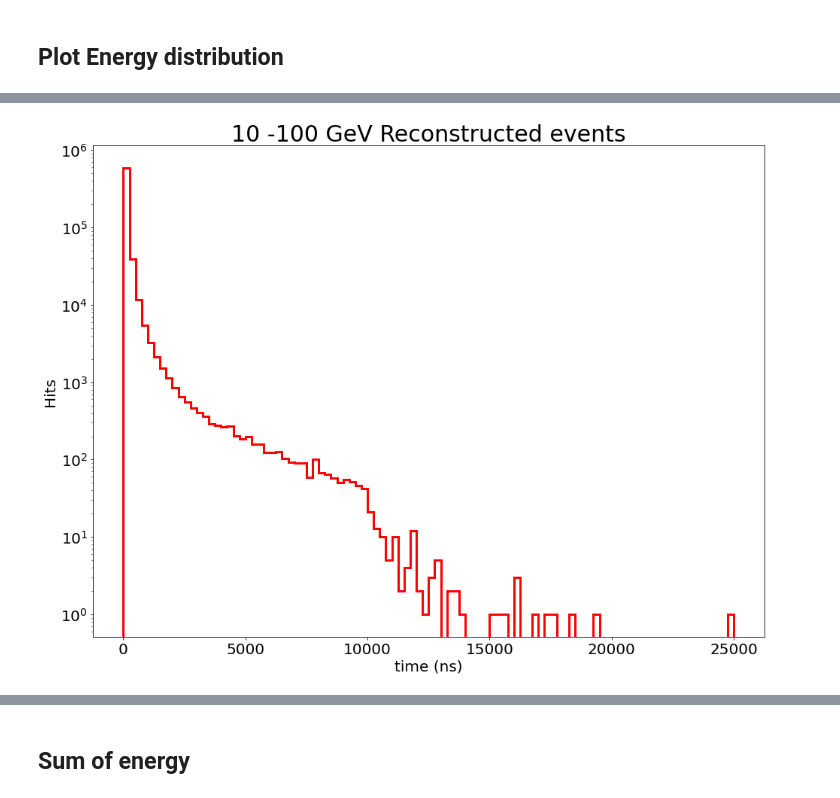
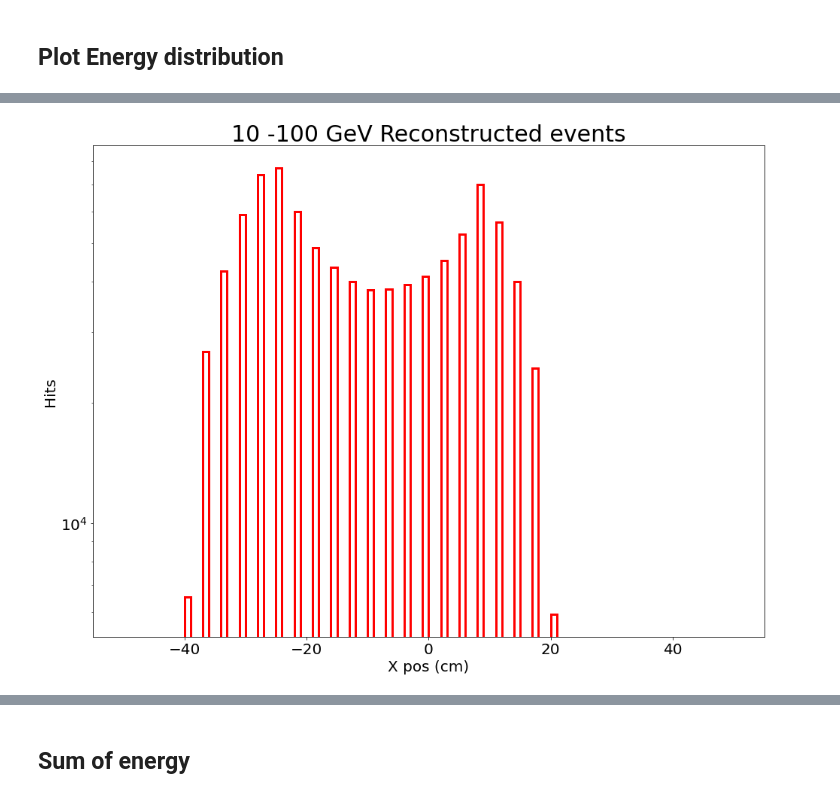
Before and after one commit to bk806714/EIC_Analysis, a Jupyter notebook: hitAnalysis.ipynb, the cells around one changed output, grey strips where cells are left out. Cells and saved outputs as stored; diff of their text form; code cells hidden in the pictures.

```diff
--- a/hitAnalysis.ipynb
+++ b/hitAnalysis.ipynb
@@ -45,9 +429,9 @@ arrays = events.arrays()
 # %%
 ene = Gev_To_MeV*(ak.flatten(arrays['HcalEndcapPInsertHitsReco.energy'][:])) # in Mev
 time = (ak.flatten(arrays['HcalEndcapPInsertHitsReco.time'][:])) # in ns
-PosRecoX = arrays['HcalEndcapPInsertHitsReco.position.x']
-PosRecoY = arrays['HcalEndcapPInsertHitsReco.position.y']
-PosRecoZ= arrays['HcalEndcapPInsertHitsReco.position.z']
+PosRecoX = (ak.flatten(arrays['HcalEndcapPInsertHitsReco.position.x']))/10.0
+PosRecoY = (ak.flatten(arrays['HcalEndcapPInsertHitsReco.position.y']))/10.
+PosRecoZ= (ak.flatten(arrays['HcalEndcapPInsertHitsReco.position.z']))/10.
 
 
 cut_primary = arrays["MCParticles.generatorStatus"]==1
@@ -93,14 +477,17 @@ plt.show()
 # %%
 fig,ax = plt.subplots(1,1, figsize=(16, 12),sharex=True,sharey=True)
-MinRange=0.0
-MaxRange=25000.0
-ax.hist(time,bins=100, range=(MinRange,MaxRange),color='r',histtype='step', linewidth='3')
+#ax.hist(ene,bins=100, range=(MinRange,MaxRange),color='r',histtype='step', linewidth='3')
+MinRange=-50.0
+MaxRange=50.0
+#ax.hist(np.array(time),bins=100, range=(MinRange,MaxRange),color='r',histtype='step', linewidth='3')
+ax.hist(PosRecoX,bins=100, range=(MinRange,MaxRange),color='r',histtype='step', linewidth='3')
 ax.set_title('10 -100 GeV Reconstructed events')
 ax.set_yscale('log')
 #ax.set_xscale('log')
-ax.set_xlabel('time (ns)')
+ax.set_xlabel('X pos (cm)')
 ax.set_ylabel('Hits')
+
 #ax.legend(['without cut', 'E>0.06 MeV & time<200 ns'],fontsize='25')
 plt.show()
 # %% [output]
-[figure, old version]
+[figure, new version]
```
Also changed, not shown: parts of 25 cells of this notebook.
